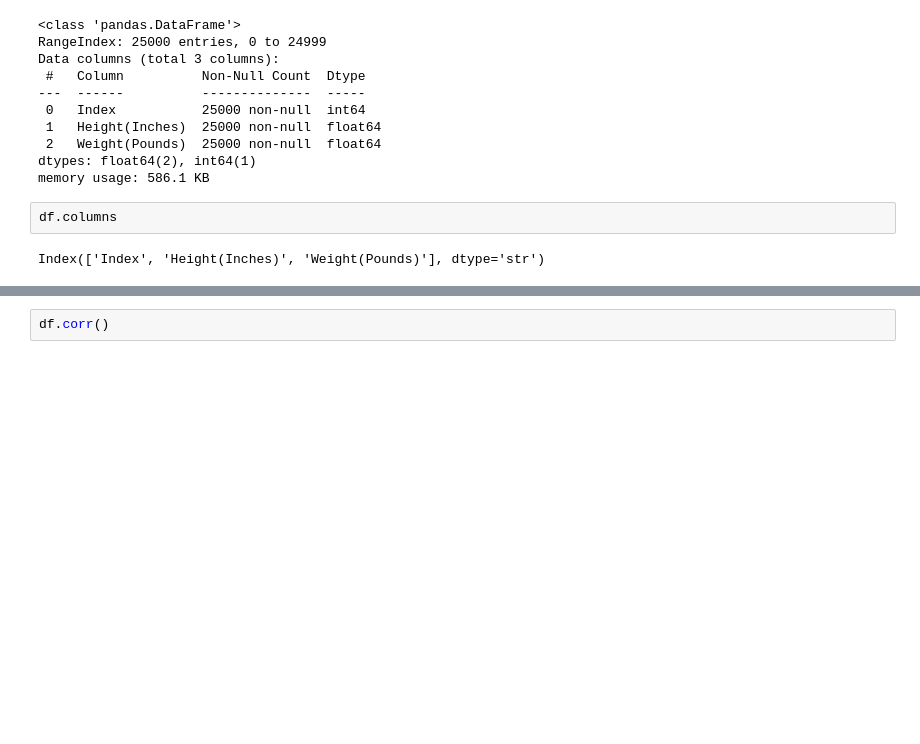
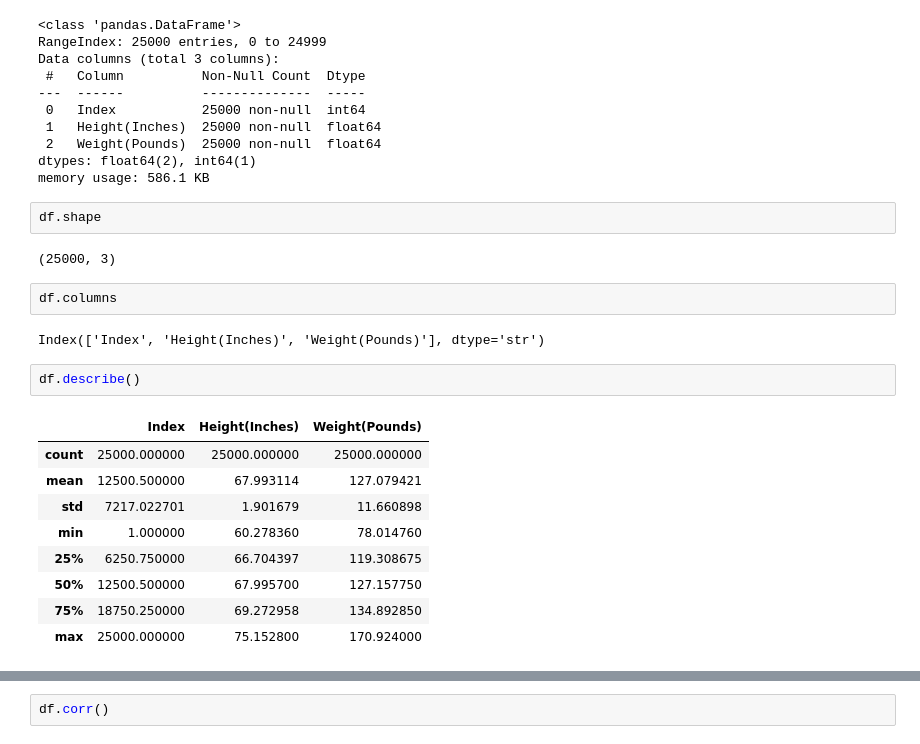
Before and after one commit to rushikas569628/ML-Learnings, a Jupyter notebook: Linear_Regression/LinearRegression.ipynb, the cells around one changed output, grey strips where cells are left out. Drawn from its saved outputs; the diff is of its cells as text; blank space fills up the shorter version.

```diff
--- a/Linear_Regression/LinearRegression.ipynb
+++ b/Linear_Regression/LinearRegression.ipynb
@@ -27,10 +27,26 @@ Data columns (total 3 columns):
  2   Weight(Pounds)  25000 non-null  float64
 dtypes: float64(2), int64(1)
 memory usage: 586.1 KB
+# %%
+df.shape
+# %% [output]
+(25000, 3)
 # %%
 df.columns
 # %% [output]
 Index(['Index', 'Height(Inches)', 'Weight(Pounds)'], dtype='str')
+# %%
+df.describe()
+# %% [output]
+|  | Index | Height(Inches) | Weight(Pounds) |
+| count | 25000.000000 | 25000.000000 | 25000.000000 |
+| mean | 12500.500000 | 67.993114 | 127.079421 |
+| std | 7217.022701 | 1.901679 | 11.660898 |
+| min | 1.000000 | 60.278360 | 78.014760 |
+| 25% | 6250.750000 | 66.704397 | 119.308675 |
+| 50% | 12500.500000 | 67.995700 | 127.157750 |
+| 75% | 18750.250000 | 69.272958 | 134.892850 |
+| max | 25000.000000 | 75.152800 | 170.924000 |
 # %%
 plt.scatter(df['Weight(Pounds)'],df['Height(Inches)'])
 plt.xlabel("Weight(Pounds)")
```
Also changed, not shown: parts of 42 cells of this notebook, 5 other files.
